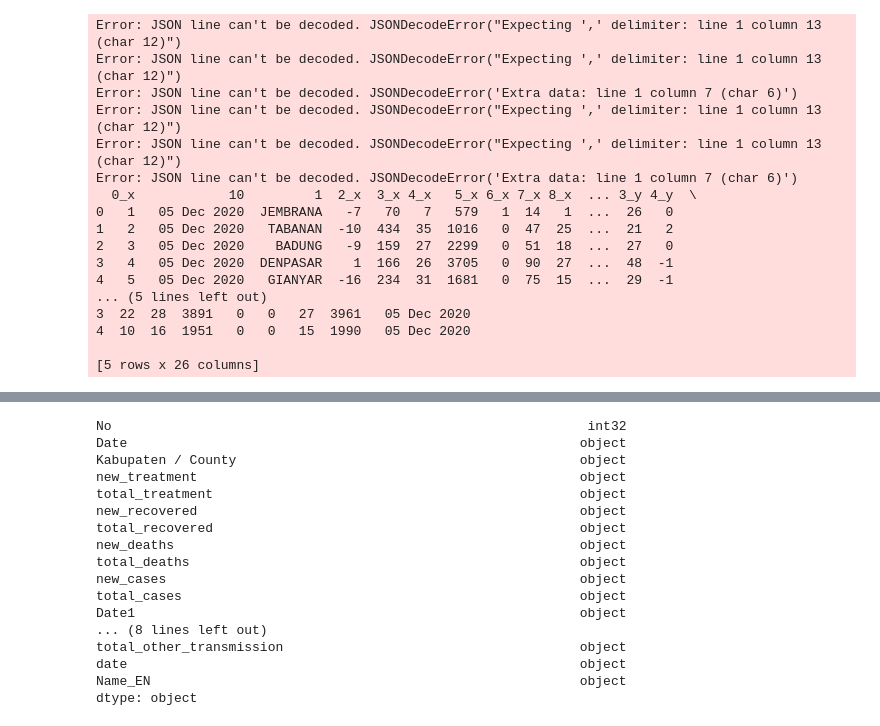
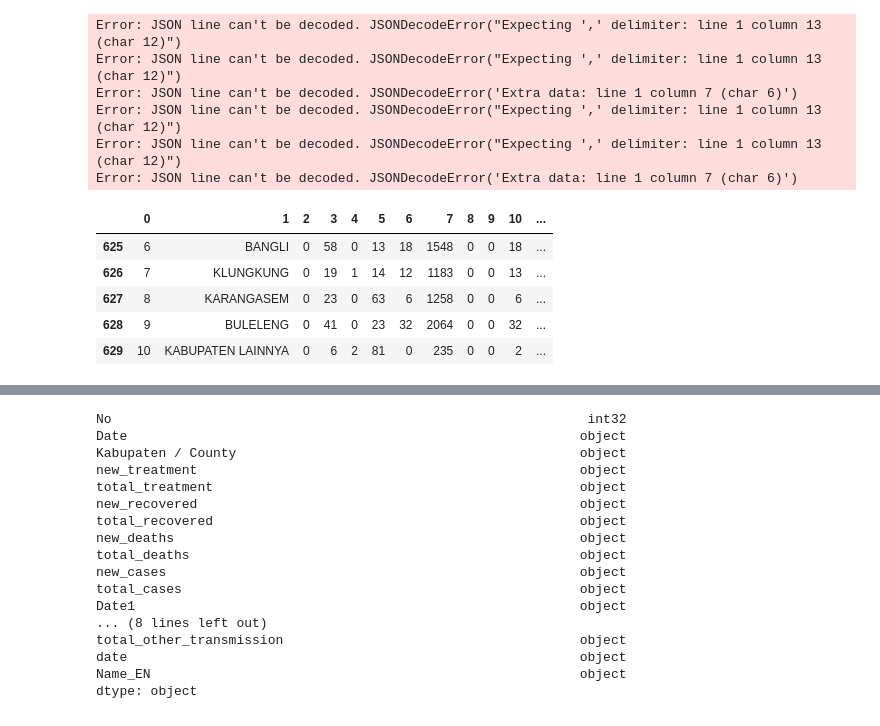
Before and after one commit to Svensone/bali-covid-app, a Jupyter notebook: data/daily_data_covid_bali_processing.ipynb, the cells around one changed output, grey strips where cells are left out. Cells and saved outputs as stored; diff of their text form; code cells hidden in the pictures.

```diff
--- a/data/daily_data_covid_bali_processing.ipynb
+++ b/data/daily_data_covid_bali_processing.ipynb
@@ -21,49 +21,38 @@ with open(json_file, 'rb') as f:
     count = 0
     for line in json_lines.reader(f, broken=True):
         count+=1
         if count % 2 == 0: #this is the remainder operator
             for x in range(0, 10):
                 data_first.append(line['data'][x])
 
 df_first = pd.DataFrame(data_first)
 df_first.to_csv('test.csv')
 
 ##Extract data from SECOND TABLE
 ###############################################
 data_second = []
 
 with open(json_file, 'rb') as f:
     count =0
     for line in json_lines.reader(f, broken=True):
         count+= 1
         if count % 2 != 0:
             for x in range(0, 10):
                 data_second.append(line['data'][x])
 df_second = pd.DataFrame(data_second)
-df_second.head()
+df_second.tail()
 
-## Merge both df
-#############################
-df_merged = pd.merge(df_first, df_second, how= 'left', left_on=[1, 10], right_on=[1, 12])
-df_merged.tail(11)
-df_bali = df_merged
-# df_bali.tail()
-print(df_bali.head())
+df_first.tail()
 # %% [output]
 Error: JSON line can't be decoded. JSONDecodeError("Expecting ',' delimiter: line 1 column 13 (char 12)")
 Error: JSON line can't be decoded. JSONDecodeError("Expecting ',' delimiter: line 1 column 13 (char 12)")
 Error: JSON line can't be decoded. JSONDecodeError('Extra data: line 1 column 7 (char 6)')
 Error: JSON line can't be decoded. JSONDecodeError("Expecting ',' delimiter: line 1 column 13 (char 12)")
 Error: JSON line can't be decoded. JSONDecodeError("Expecting ',' delimiter: line 1 column 13 (char 12)")
 Error: JSON line can't be decoded. JSONDecodeError('Extra data: line 1 column 7 (char 6)')
-  0_x            10         1  2_x  3_x 4_x   5_x 6_x 7_x 8_x  ... 3_y 4_y  \
-0   1   05 Dec 2020  JEMBRANA   -7   70   7   579   1  14   1  ...  26   0
-1   2   05 Dec 2020   TABANAN  -10  434  35  1016   0  47  25  ...  21   2
-2   3   05 Dec 2020    BADUNG   -9  159  27  2299   0  51  18  ...  27   0
-3   4   05 Dec 2020  DENPASAR    1  166  26  3705   0  90  27  ...  48  -1
-4   5   05 Dec 2020   GIANYAR  -16  234  31  1681   0  75  15  ...  29  -1
-... (5 lines left out)
-3  22  28  3891   0   0   27  3961   05 Dec 2020
-4  10  16  1951   0   0   15  1990   05 Dec 2020
-
-[5 rows x 26 columns]
+|  | 0 | 1 | 2 | 3 | 4 | 5 | 6 | 7 | 8 | 9 | 10 | ... |
+| 625 | 6 | BANGLI | 0 | 58 | 0 | 13 | 18 | 1548 | 0 | 0 | 18 | ... |
+| 626 | 7 | KLUNGKUNG | 0 | 19 | 1 | 14 | 12 | 1183 | 0 | 0 | 13 | ... |
+| 627 | 8 | KARANGASEM | 0 | 23 | 0 | 63 | 6 | 1258 | 0 | 0 | 6 | ... |
+| 628 | 9 | BULELENG | 0 | 41 | 0 | 23 | 32 | 2064 | 0 | 0 | 32 | ... |
+| 629 | 10 | KABUPATEN LAINNYA | 0 | 6 | 2 | 81 | 0 | 235 | 0 | 0 | 2 | ... |
```
Also changed, not shown: parts of 14 cells of this notebook, 3 other files.
